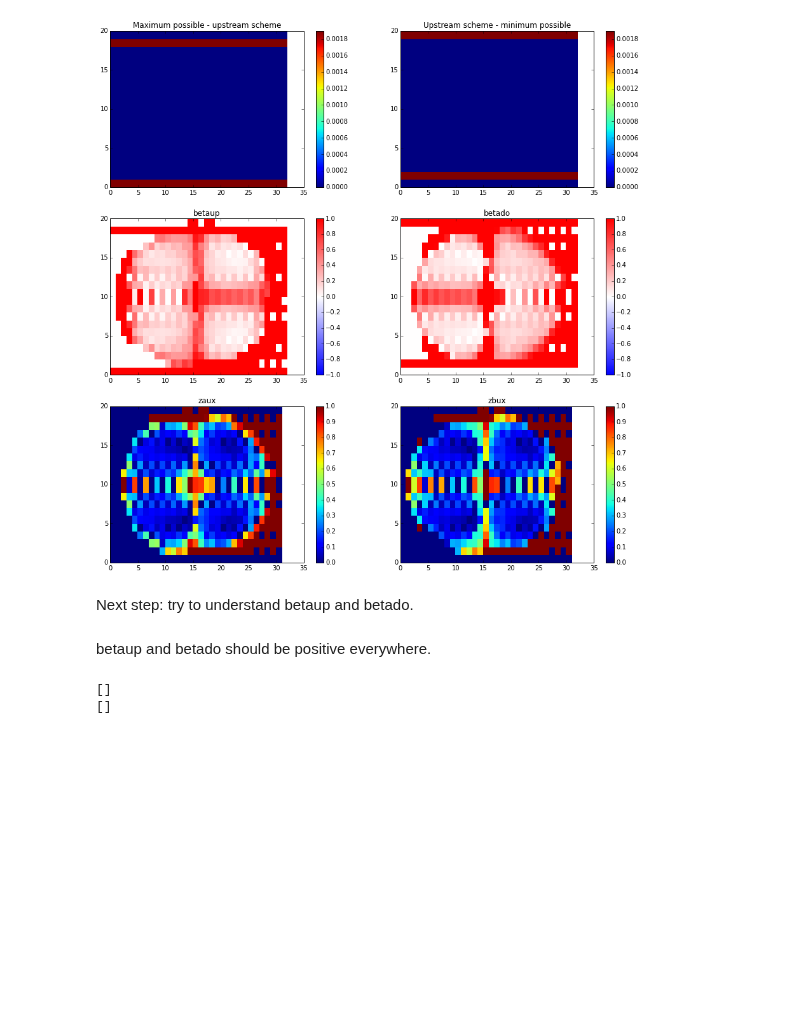
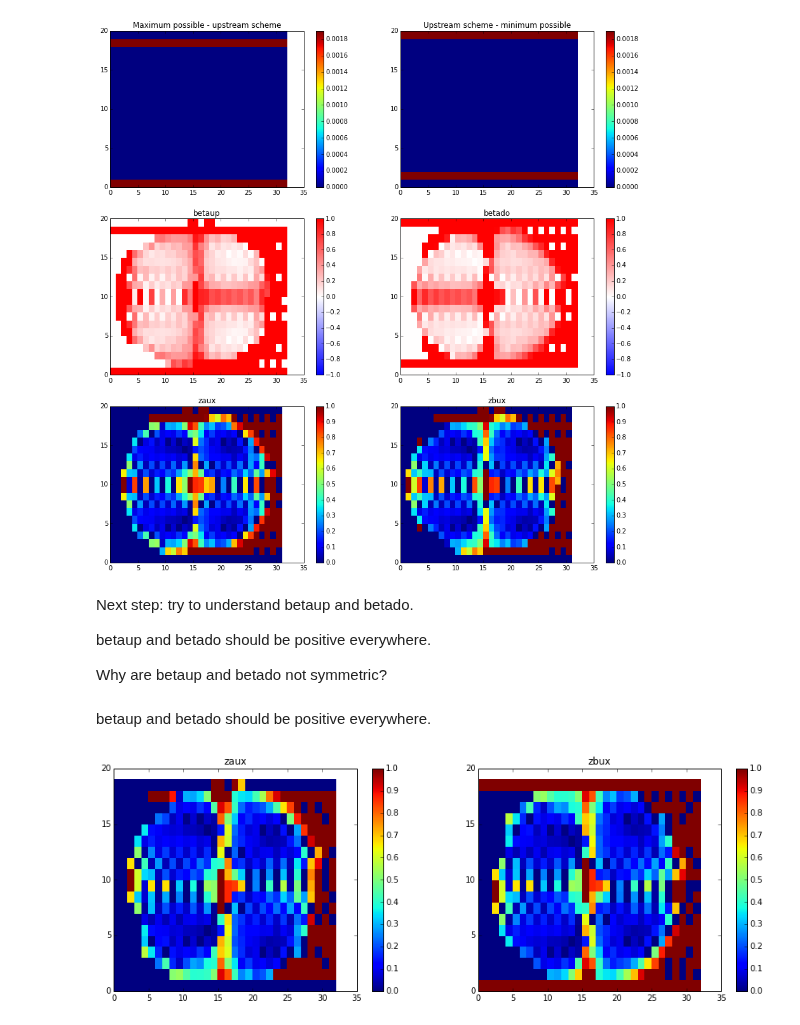
Before and after one commit to UBC-MOAD/pa-th-simple, a Jupyter notebook: prelim-model/Evaluation of 2D TVD - Step 4.ipynb, the cells around one changed output. Cells and saved outputs as stored; diff of their text form; code cells hidden in the pictures; blank space fills up the shorter version.

```diff
--- a/prelim-model/Evaluation of 2D TVD - Step 4.ipynb
+++ b/prelim-model/Evaluation of 2D TVD - Step 4.ipynb
@@ -273,7 +273,7 @@ plt.gca().invert_yaxis()
 # %% [markdown]
 Anti-diffusive flux is not necessarily conservative, so non-zero values in influx-outflux are not an issue.
 # %%
-# non dimensional Zalesak parameter (produces nans when commented part is uncommented)
+# non dimensional Zalesak parameter
 vsmall = 1e-12
 # = (max_conc - upstream_conc) / influx
 betaup = (conc_up - tau_up) / (fpos*dt + vsmall)
@@ -310,15 +310,39 @@ zbux[:,0:nx-1] = np.minimum(np.ones(nx-1),np.minimum(betaup[:,:nx-1], betado[:,1
 mesh = axs[2,1].pcolormesh(zbux[:,:nx-1])
 axs[2,1].set_title('zbux')
 cbar = fig.colorbar(mesh, ax=axs[2,1])
+
+zcux = (0.5 + 0.5*np.sign(adfx))
 # %% [output]
 [figure]
 # %% [markdown]
 Next step: try to understand betaup and betado.
+
+betaup and betado should be positive everywhere.
+
+Why are betaup and betado not symmetric?
 # %% [markdown]
 betaup and betado should be positive everywhere.
-# %%
-print(betado[betado <0])
-print(betaup[betaup <0])
-# %% [output]
-[]
-[]
+# %%
+# plot
+fig, axs = plt.subplots(1,2,figsize=(15,5))
+zauz = np.zeros((nz,nx))
+zauz[0:nz-1,:] = np.minimum(np.ones((nz-1, nx)),np.minimum(betado[0:nz-1,:], betaup[1:,:]))
+mesh = axs[0].pcolormesh(zauz[0:nz-1,:])
+axs[0].set_title('zaux')
+cbar = fig.colorbar(mesh, ax=axs[0])
+
+zbuz = np.zeros((nz,nx))
+zbuz[0:nz-1,:] = np.minimum(np.ones((nz-1, nx)),np.minimum(betaup[0:nz-1,:], betado[1:,:]))
+mesh = axs[1].pcolormesh(zbuz[0:nz-1,:])
+axs[1].set_title('zbux')
+cbar = fig.colorbar(mesh, ax=axs[1])
+
+# calculate TVD flux in x and z
+aaz = adfz * (zcuz * zauz + (1-zcuz)*zbuz)                                                   # C m/s on flux points
+aax = adfx * (zcux * zaux + (1-zcux)*zbux)
+
+# new concentration after advection
+adv = np.zeros((nz, nx))
+adv[1:nz, 1:nx] = conc.a[1:nz, 1:nx] + (k_ad[1:nz, 1:nx] * g.a[1:nz, 1:nx] - k_de[1:nz, 1:nx] * h.a[1:nz, 1:nx] + dtau_up_dt[1:nz, 1:nx] +  (aax[1:nz, 0:nx-1] - aax[1:nz, 1:nx]) * conc.dx_i + (aaz[0:nz-1, 1:nx] - aaz[1:nz, 1:nx]) * conc.dz_i) * dt
+# %% [output]
+[figure, added]
```
Also changed, not shown: parts of 1 cell of this notebook.
